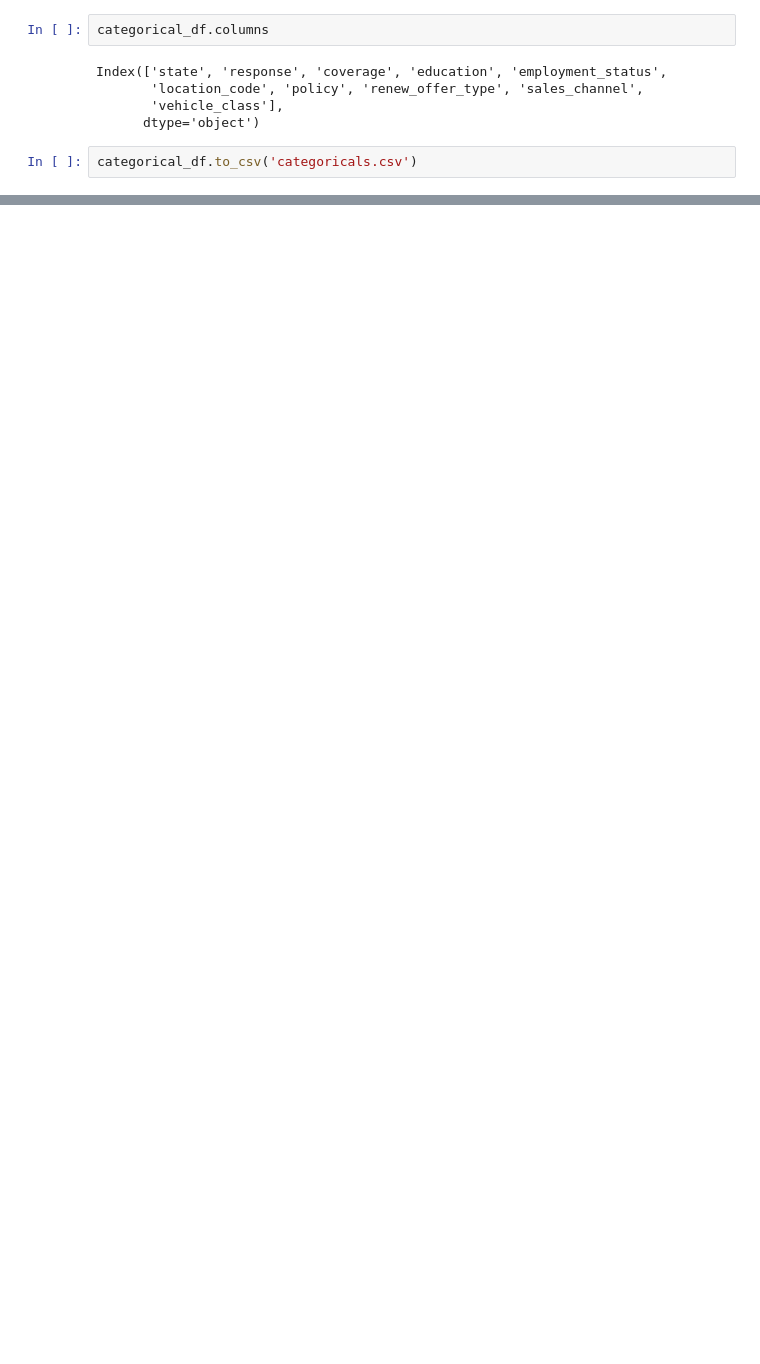
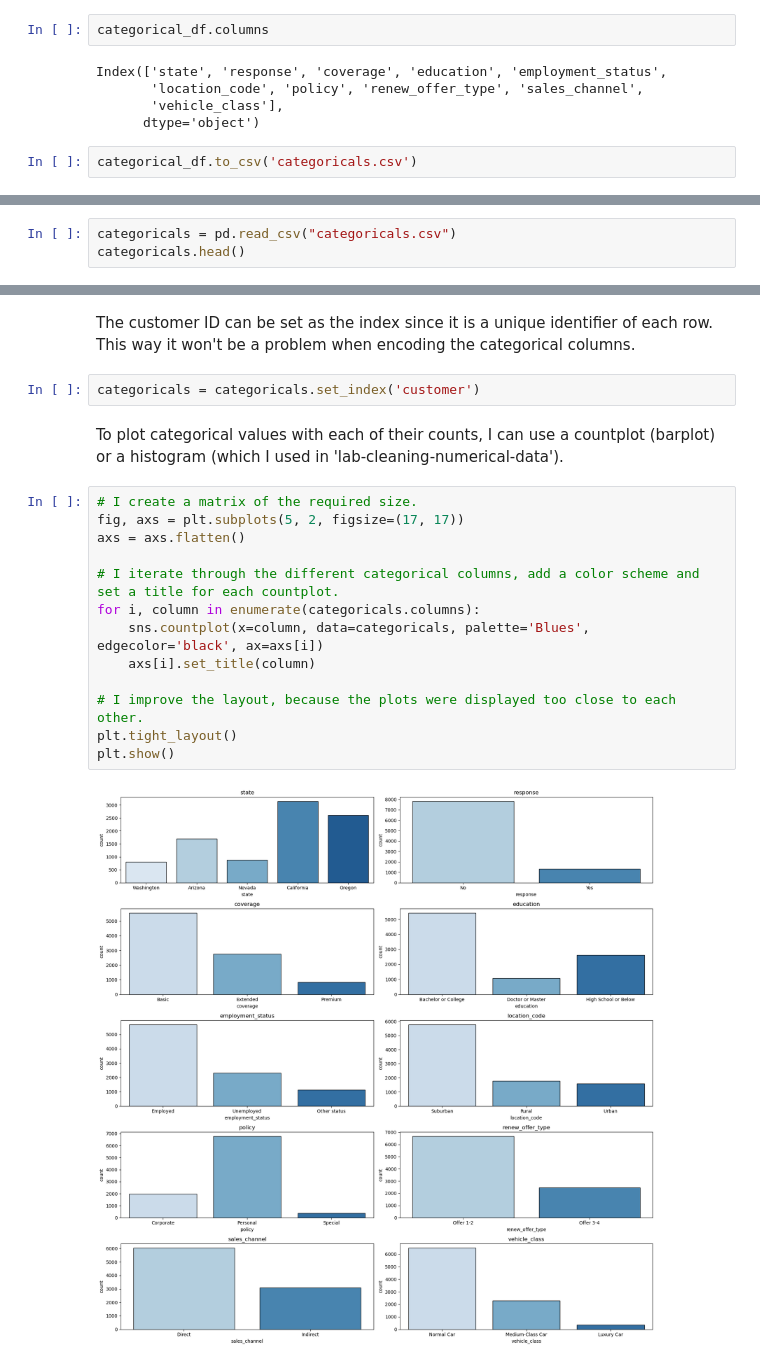
Before and after one commit to ieumann/lab-cleaning-categorical-data, a Jupyter notebook: lab-cleaning-categorical-data.ipynb, the cells around one changed output, grey strips where cells are left out. Saved outputs shown, nothing was run; the diff lists cells and outputs as text; blank space fills up the shorter version.

```diff
--- a/lab-cleaning-categorical-data.ipynb
+++ b/lab-cleaning-categorical-data.ipynb
@@ -417,0 +449,3 @@ categorical_df.to_csv('categoricals.csv')
+# %%
+categoricals = pd.read_csv("categoricals.csv")
+categoricals.head()
@@ -417,0 +461,21 @@ categorical_df.to_csv('categoricals.csv')
+# %% [markdown]
+The customer ID can be set as the index since it is a unique identifier of each row. This way it won't be a problem when encoding the categorical columns.
+# %%
+categoricals = categoricals.set_index('customer')
+# %% [markdown]
+To plot categorical values with each of their counts, I can use a countplot (barplot) or a histogram (which I used in 'lab-cleaning-numerical-data').
+# %%
+# I create a matrix of the required size.
+fig, axs = plt.subplots(5, 2, figsize=(17, 17))
+axs = axs.flatten()
+
+# I iterate through the different categorical columns, add a color scheme and set a title for each countplot.
+for i, column in enumerate(categoricals.columns):
+    sns.countplot(x=column, data=categoricals, palette='Blues', edgecolor='black', ax=axs[i])
+    axs[i].set_title(column)
+
+# I improve the layout, because the plots were displayed too close to each other.
+plt.tight_layout()
+plt.show()
+# %% [output]
+[figure, added]
```
Also changed, not shown: parts of 26 cells of this notebook, 2 other files.
